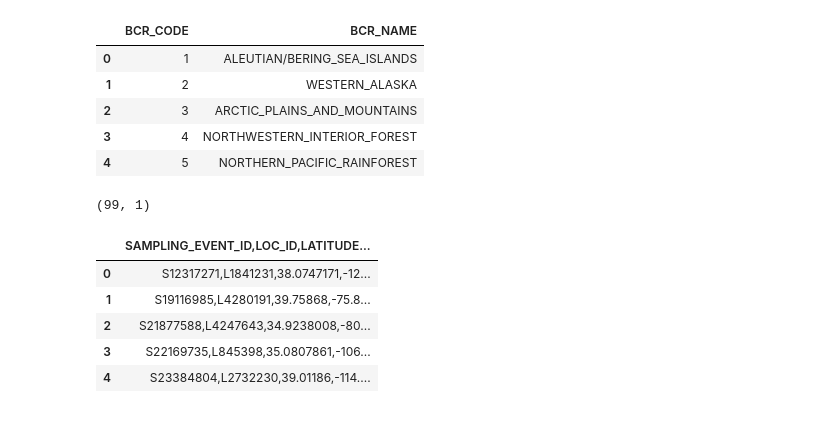
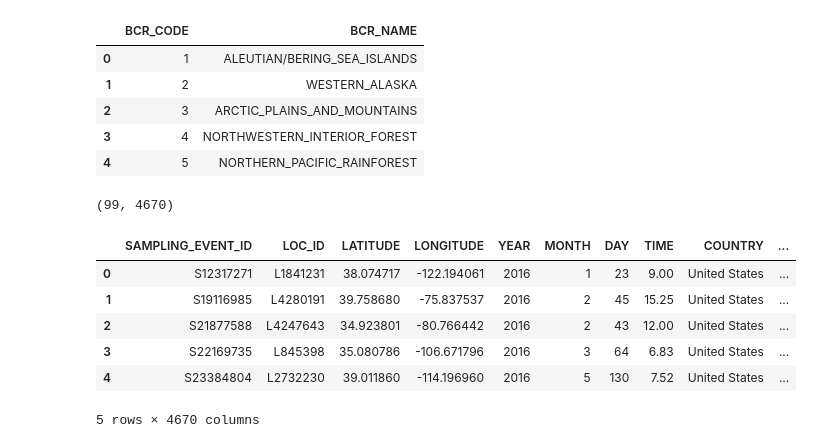
Before and after one commit to quill65/ebird, a Jupyter notebook: JMB_ebird_sample_load_v1.ipynb, the cells around one changed output. Drawn from its saved outputs; the diff is of its cells as text; code cells hidden in the pictures.

Commit message:
fixed read_CSV bug: some files are tab delimited, others comma delim

```diff
--- a/JMB_ebird_sample_load_v1.ipynb
+++ b/JMB_ebird_sample_load_v1.ipynb
@@ -100,15 +100,16 @@ BCRcodedata.head()
 | 3 | 4 | NORTHWESTERN_INTERIOR_FOREST |
 | 4 | 5 | NORTHERN_PACIFIC_RAINFOREST |
 # %%
-checklistdata = pd.read_csv(refdir+refclfile, sep='\t', encoding = "latin1")
+checklistdata = pd.read_csv(refdir+refclfile, encoding = "latin1")
 print(checklistdata.shape)
 checklistdata.head()
 # %% [output]
-(99, 1)
+(99, 4670)
-|  | SAMPLING_EVENT_ID,LOC_ID,LATITUDE... |
-| 0 | S12317271,L1841231,38.0747171,-12... |
-| 1 | S19116985,L4280191,39.75868,-75.8... |
-| 2 | S21877588,L4247643,34.9238008,-80... |
-| 3 | S22169735,L845398,35.0807861,-106... |
-| 4 | S23384804,L2732230,39.01186,-114.... |
+|  | SAMPLING_EVENT_ID | LOC_ID | LATITUDE | LONGITUDE | YEAR | MONTH | DAY | TIME | COUNTRY | ... |
+| 0 | S12317271 | L1841231 | 38.074717 | -122.194061 | 2016 | 1 | 23 | 9.00 | United States | ... |
+| 1 | S19116985 | L4280191 | 39.758680 | -75.837537 | 2016 | 2 | 45 | 15.25 | United States | ... |
+| 2 | S21877588 | L4247643 | 34.923801 | -80.766442 | 2016 | 2 | 43 | 12.00 | United States | ... |
+| 3 | S22169735 | L845398 | 35.080786 | -106.671796 | 2016 | 3 | 64 | 6.83 | United States | ... |
+| 4 | S23384804 | L2732230 | 39.011860 | -114.196960 | 2016 | 5 | 130 | 7.52 | United States | ... |
+5 rows × 4670 columns
 # %%
```
Also changed, not shown: parts of 5 cells of this notebook.
